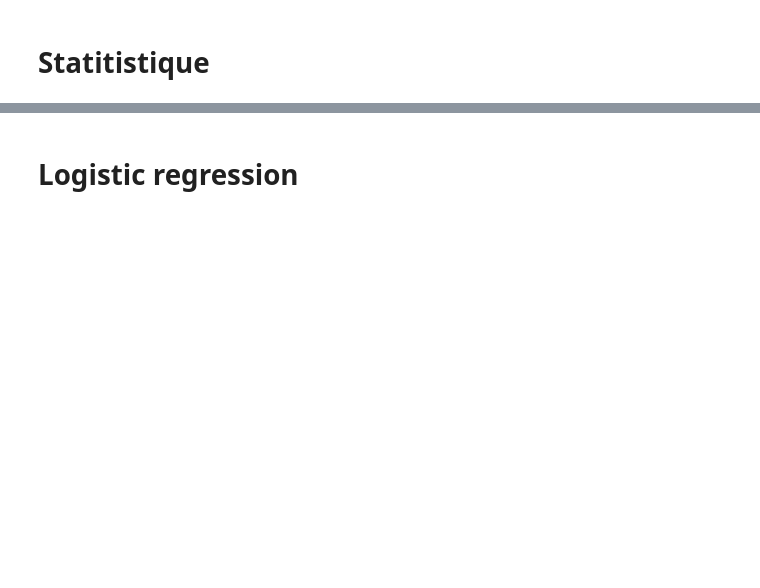
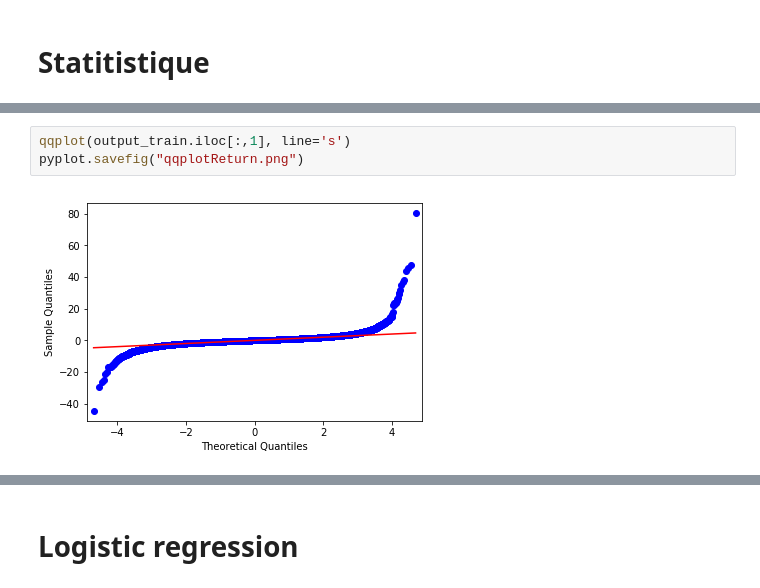
Before and after one commit to jeorme/rapportRCP209, a Jupyter notebook: vol_project.ipynb, the cells around one changed output, grey strips where cells are left out. Cells and saved outputs as stored; diff of their text form; blank space fills up the shorter version.

```diff
--- a/vol_project.ipynb
+++ b/vol_project.ipynb
@@ -214,0 +164,5 @@ prediction send topredictionLinRidge.csv
+# %%
+qqplot(output_train.iloc[:,1], line='s')
+pyplot.savefig("qqplotReturn.png")
+# %% [output]
+[figure, added]
```
Also changed, not shown: parts of 108 cells of this notebook, 5 other files.
